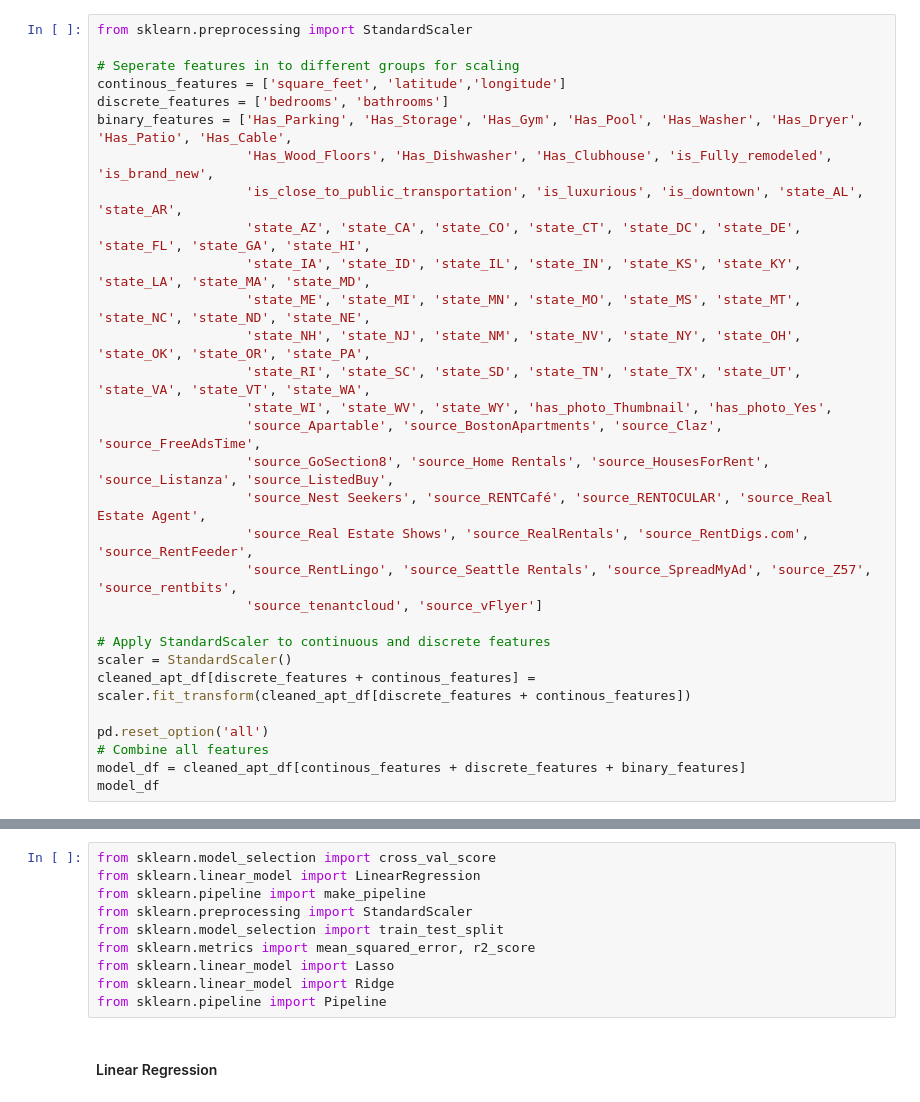
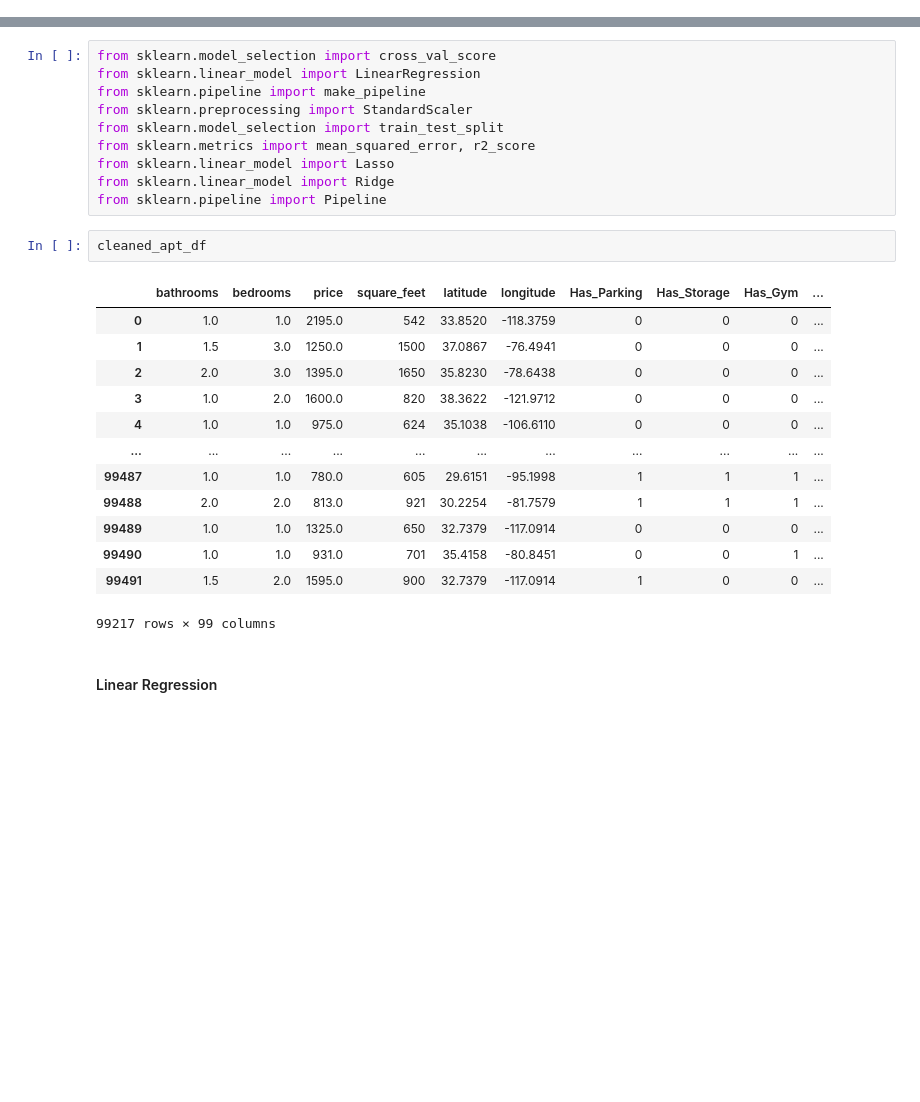
Before and after one commit to yidanzhao00/Natural-Gas-Price-Tendency-Analysis, a Jupyter notebook: code/ML_project.ipynb, the cells around one changed output, grey strips where cells are left out. Drawn from its saved outputs; the diff is of its cells as text; blank space fills up the shorter version.

```diff
--- a/code/ML_project.ipynb
+++ b/code/ML_project.ipynb
@@ -423,30 +438,0 @@ As the xlwt package is no longer maintained, the xlwt engine will be removed in
-# %%
-from sklearn.preprocessing import StandardScaler
-
-# Seperate features in to different groups for scaling
-continous_features = ['square_feet', 'latitude','longitude']
-discrete_features = ['bedrooms', 'bathrooms']
-binary_features = ['Has_Parking', 'Has_Storage', 'Has_Gym', 'Has_Pool', 'Has_Washer', 'Has_Dryer', 'Has_Patio', 'Has_Cable',
-                   'Has_Wood_Floors', 'Has_Dishwasher', 'Has_Clubhouse', 'is_Fully_remodeled', 'is_brand_new',
-                   'is_close_to_public_transportation', 'is_luxurious', 'is_downtown', 'state_AL', 'state_AR',
-                   'state_AZ', 'state_CA', 'state_CO', 'state_CT', 'state_DC', 'state_DE', 'state_FL', 'state_GA', 'state_HI',
-                   'state_IA', 'state_ID', 'state_IL', 'state_IN', 'state_KS', 'state_KY', 'state_LA', 'state_MA', 'state_MD',
-                   'state_ME', 'state_MI', 'state_MN', 'state_MO', 'state_MS', 'state_MT', 'state_NC', 'state_ND', 'state_NE',
-                   'state_NH', 'state_NJ', 'state_NM', 'state_NV', 'state_NY', 'state_OH', 'state_OK', 'state_OR', 'state_PA',
-                   'state_RI', 'state_SC', 'state_SD', 'state_TN', 'state_TX', 'state_UT', 'state_VA', 'state_VT', 'state_WA',
-                   'state_WI', 'state_WV', 'state_WY', 'has_photo_Thumbnail', 'has_photo_Yes',
-                   'source_Apartable', 'source_BostonApartments', 'source_Claz', 'source_FreeAdsTime',
-                   'source_GoSection8', 'source_Home Rentals', 'source_HousesForRent', 'source_Listanza', 'source_ListedBuy',
-                   'source_Nest Seekers', 'source_RENTCafé', 'source_RENTOCULAR', 'source_Real Estate Agent',
-                   'source_Real Estate Shows', 'source_RealRentals', 'source_RentDigs.com', 'source_RentFeeder',
-                   'source_RentLingo', 'source_Seattle Rentals', 'source_SpreadMyAd', 'source_Z57', 'source_rentbits',
-                   'source_tenantcloud', 'source_vFlyer']
-
-# Apply StandardScaler to continuous and discrete features
-scaler = StandardScaler()
-cleaned_apt_df[discrete_features + continous_features] = scaler.fit_transform(cleaned_apt_df[discrete_features + continous_features])
-
-pd.reset_option('all')
-# Combine all features
-model_df = cleaned_apt_df[continous_features + discrete_features + binary_features]
-model_df
@@ -500,6 +448,22 @@ from sklearn.metrics import mean_squared_error, r2_score
 from sklearn.linear_model import Lasso
 from sklearn.linear_model import Ridge
 from sklearn.pipeline import Pipeline
+# %%
+cleaned_apt_df
+# %% [output]
+|  | bathrooms | bedrooms | price | square_feet | latitude | longitude | Has_Parking | Has_Storage | Has_Gym | ... |
+| 0 | 1.0 | 1.0 | 2195.0 | 542 | 33.8520 | -118.3759 | 0 | 0 | 0 | ... |
+| 1 | 1.5 | 3.0 | 1250.0 | 1500 | 37.0867 | -76.4941 | 0 | 0 | 0 | ... |
+| 2 | 2.0 | 3.0 | 1395.0 | 1650 | 35.8230 | -78.6438 | 0 | 0 | 0 | ... |
+| 3 | 1.0 | 2.0 | 1600.0 | 820 | 38.3622 | -121.9712 | 0 | 0 | 0 | ... |
+| 4 | 1.0 | 1.0 | 975.0 | 624 | 35.1038 | -106.6110 | 0 | 0 | 0 | ... |
+| ... | ... | ... | ... | ... | ... | ... | ... | ... | ... | ... |
+| 99487 | 1.0 | 1.0 | 780.0 | 605 | 29.6151 | -95.1998 | 1 | 1 | 1 | ... |
+| 99488 | 2.0 | 2.0 | 813.0 | 921 | 30.2254 | -81.7579 | 1 | 1 | 1 | ... |
+| 99489 | 1.0 | 1.0 | 1325.0 | 650 | 32.7379 | -117.0914 | 0 | 0 | 0 | ... |
+| 99490 | 1.0 | 1.0 | 931.0 | 701 | 35.4158 | -80.8451 | 0 | 0 | 1 | ... |
+| 99491 | 1.5 | 2.0 | 1595.0 | 900 | 32.7379 | -117.0914 | 1 | 0 | 0 | ... |
+99217 rows × 99 columns
 # %% [markdown]
 #### Linear Regression
 # %%
```
Also changed, not shown: parts of 27 cells of this notebook.
